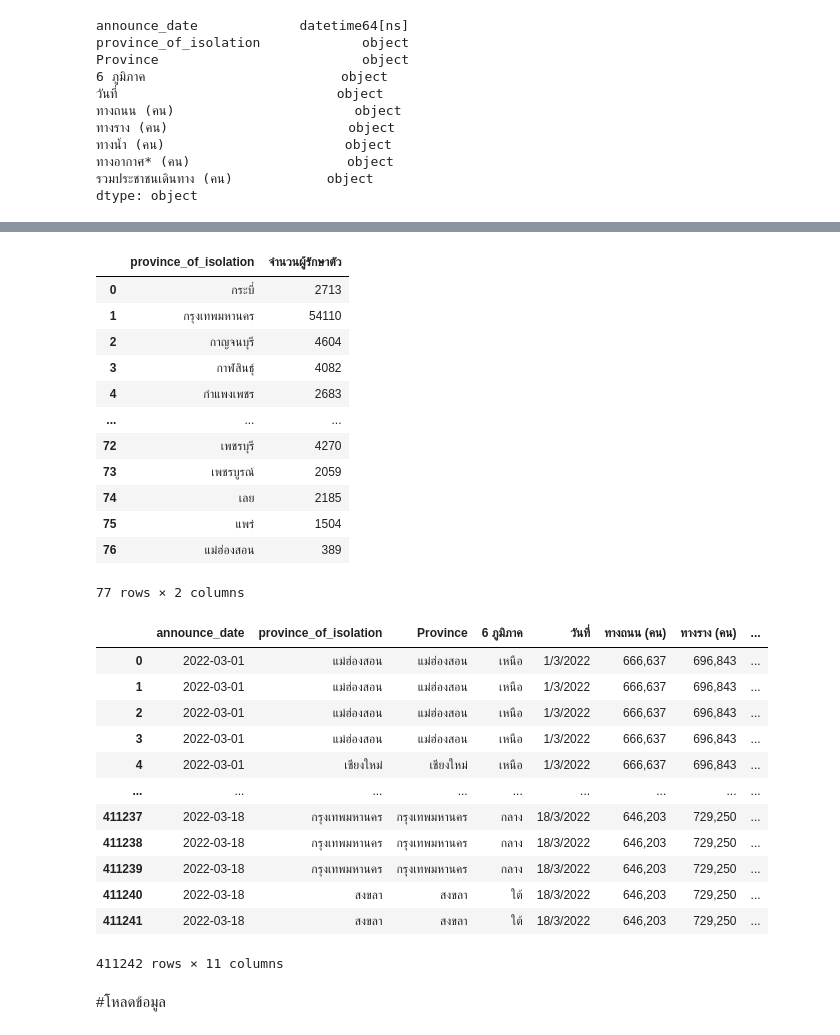
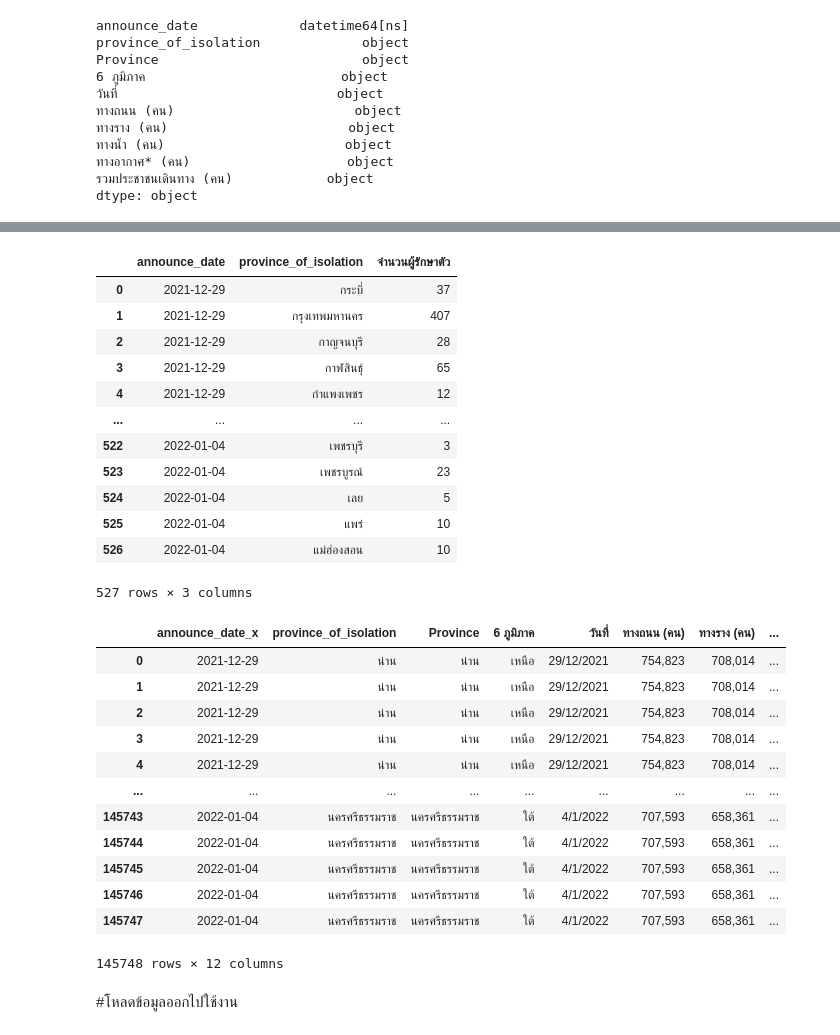
Before and after one commit to BestApisit/data_viz_2022, a Jupyter notebook: Project_Dinosaur.ipynb, the cells around one changed output, grey strips where cells are left out. Cells and saved outputs as stored; diff of their text form; code cells hidden in the pictures.

```diff
--- a/Project_Dinosaur.ipynb
+++ b/Project_Dinosaur.ipynb
@@ -372,4 +318,0 @@ Passenger.head()
-# %%
-covid_region = covid_dropped.merge(data_region,how='left',left_on='province_of_isolation',right_on='Province')
-print(covid_region.shape)
-covid_region.head(3)
@@ -410,2 +354,5 @@ dtype: bool
 # %%
-all_data['announce_date'] = pd.to_datetime(all_data['announce_date'],format="%d/%m/%Y")
+import datetime
+all_data = pd.DataFrame(all_data)
+all_data['announce_date'] = pd.to_datetime(all_data['announce_date'], format = "%d/%m/%Y")
+all_data
@@ -529,0 +546,3 @@ covid2022_3.head(3)
+# %%
+datacovid = all_data[(all_data['announce_date'] >= '2021-12-29') & (all_data['announce_date'] <= '2022-01-04')]
+datacovid
@@ -530,37 +563,37 @@ covid2022_3.head(3)
 # %%
-data_gb_2022_3 = covid2022_3.groupby('province_of_isolation').size().reset_index(name='จำนวนผู้รักษาตัว')
-data_gb_2022_3
+gb_datacovid = datacovid.groupby(['announce_date','province_of_isolation']).size().reset_index(name='จำนวนผู้รักษาตัว')
+gb_datacovid
 # %% [output]
-|  | province_of_isolation | จำนวนผู้รักษาตัว |
-| 0 | กระบี่ | 2713 |
-| 1 | กรุงเทพมหานคร | 54110 |
-| 2 | กาญจนบุรี | 4604 |
-| 3 | กาฬสินธุ์ | 4082 |
-| 4 | กำแพงเพชร | 2683 |
-| ... | ... | ... |
-| 72 | เพชรบุรี | 4270 |
-| 73 | เพชรบูรณ์ | 2059 |
-| 74 | เลย | 2185 |
-| 75 | แพร่ | 1504 |
-| 76 | แม่ฮ่องสอน | 389 |
+|  | announce_date | province_of_isolation | จำนวนผู้รักษาตัว |
+| 0 | 2021-12-29 | กระบี่ | 37 |
+| 1 | 2021-12-29 | กรุงเทพมหานคร | 407 |
+| 2 | 2021-12-29 | กาญจนบุรี | 28 |
+| 3 | 2021-12-29 | กาฬสินธุ์ | 65 |
+| 4 | 2021-12-29 | กำแพงเพชร | 12 |
+| ... | ... | ... | ... |
+| 522 | 2022-01-04 | เพชรบุรี | 3 |
+| 523 | 2022-01-04 | เพชรบูรณ์ | 23 |
+| 524 | 2022-01-04 | เลย | 5 |
+| 525 | 2022-01-04 | แพร่ | 10 |
+| 526 | 2022-01-04 | แม่ฮ่องสอน | 10 |
-77 rows × 2 columns
+527 rows × 3 columns
 # %%
-Covid2022_3 = covid2022_3.merge(data_gb_2022_3,how='left',left_on='province_of_isolation',right_on = 'province_of_isolation')
-Covid2022_3
+alldata = datacovid.merge(gb_datacovid,how='left',left_on='province_of_isolation',right_on = 'province_of_isolation')
+alldata
 # %% [output]
-|  | announce_date | province_of_isolation | Province | 6 ภูมิภาค | วันที่ | ทางถนน (คน) | ทางราง (คน) | ... |
-| 0 | 2022-03-01 | แม่ฮ่องสอน | แม่ฮ่องสอน | เหนือ | 1/3/2022 | 666,637 | 696,843 | ... |
-| 1 | 2022-03-01 | แม่ฮ่องสอน | แม่ฮ่องสอน | เหนือ | 1/3/2022 | 666,637 | 696,843 | ... |
-| 2 | 2022-03-01 | แม่ฮ่องสอน | แม่ฮ่องสอน | เหนือ | 1/3/2022 | 666,637 | 696,843 | ... |
-| 3 | 2022-03-01 | แม่ฮ่องสอน | แม่ฮ่องสอน | เหนือ | 1/3/2022 | 666,637 | 696,843 | ... |
-| 4 | 2022-03-01 | เชียงใหม่ | เชียงใหม่ | เหนือ | 1/3/2022 | 666,637 | 696,843 | ... |
+|  | announce_date_x | province_of_isolation | Province | 6 ภูมิภาค | วันที่ | ทางถนน (คน) | ทางราง (คน) | ... |
+| 0 | 2021-12-29 | น่าน | น่าน | เหนือ | 29/12/2021 | 754,823 | 708,014 | ... |
+| 1 | 2021-12-29 | น่าน | น่าน | เหนือ | 29/12/2021 | 754,823 | 708,014 | ... |
+| 2 | 2021-12-29 | น่าน | น่าน | เหนือ | 29/12/2021 | 754,823 | 708,014 | ... |
+| 3 | 2021-12-29 | น่าน | น่าน | เหนือ | 29/12/2021 | 754,823 | 708,014 | ... |
+| 4 | 2021-12-29 | น่าน | น่าน | เหนือ | 29/12/2021 | 754,823 | 708,014 | ... |
 | ... | ... | ... | ... | ... | ... | ... | ... | ... |
-| 411237 | 2022-03-18 | กรุงเทพมหานคร | กรุงเทพมหานคร | กลาง | 18/3/2022 | 646,203 | 729,250 | ... |
-| 411238 | 2022-03-18 | กรุงเทพมหานคร | กรุงเทพมหานคร | กลาง | 18/3/2022 | 646,203 | 729,250 | ... |
-| 411239 | 2022-03-18 | กรุงเทพมหานคร | กรุงเทพมหานคร | กลาง | 18/3/2022 | 646,203 | 729,250 | ... |
-| 411240 | 2022-03-18 | สงขลา | สงขลา | ใต้ | 18/3/2022 | 646,203 | 729,250 | ... |
-| 411241 | 2022-03-18 | สงขลา | สงขลา | ใต้ | 18/3/2022 | 646,203 | 729,250 | ... |
+| 145743 | 2022-01-04 | นครศรีธรรมราช | นครศรีธรรมราช | ใต้ | 4/1/2022 | 707,593 | 658,361 | ... |
+| 145744 | 2022-01-04 | นครศรีธรรมราช | นครศรีธรรมราช | ใต้ | 4/1/2022 | 707,593 | 658,361 | ... |
+| 145745 | 2022-01-04 | นครศรีธรรมราช | นครศรีธรรมราช | ใต้ | 4/1/2022 | 707,593 | 658,361 | ... |
+| 145746 | 2022-01-04 | นครศรีธรรมราช | นครศรีธรรมราช | ใต้ | 4/1/2022 | 707,593 | 658,361 | ... |
+| 145747 | 2022-01-04 | นครศรีธรรมราช | นครศรีธรรมราช | ใต้ | 4/1/2022 | 707,593 | 658,361 | ... |
-411242 rows × 11 columns
+145748 rows × 12 columns
 # %% [markdown]
-#โหลดข้อมูล
+#โหลดข้อมูลออกไปใช้งาน
 # %%
```
Also changed, not shown: parts of 83 cells of this notebook.
